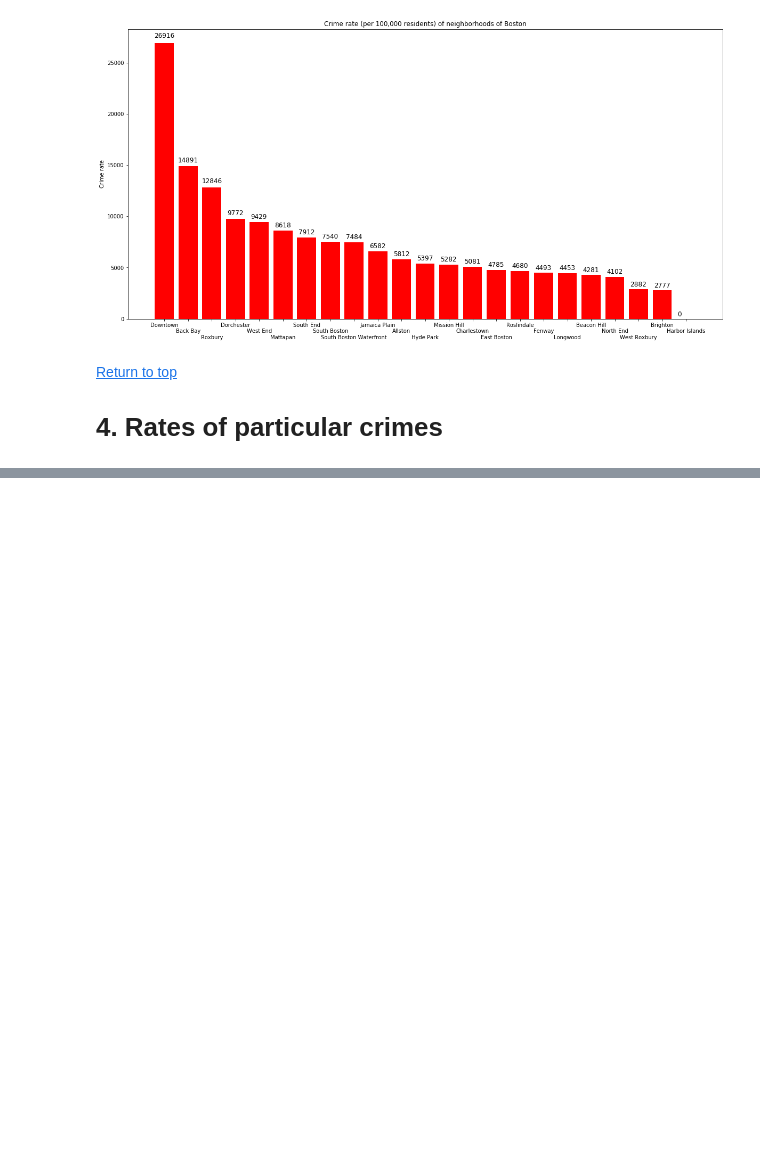
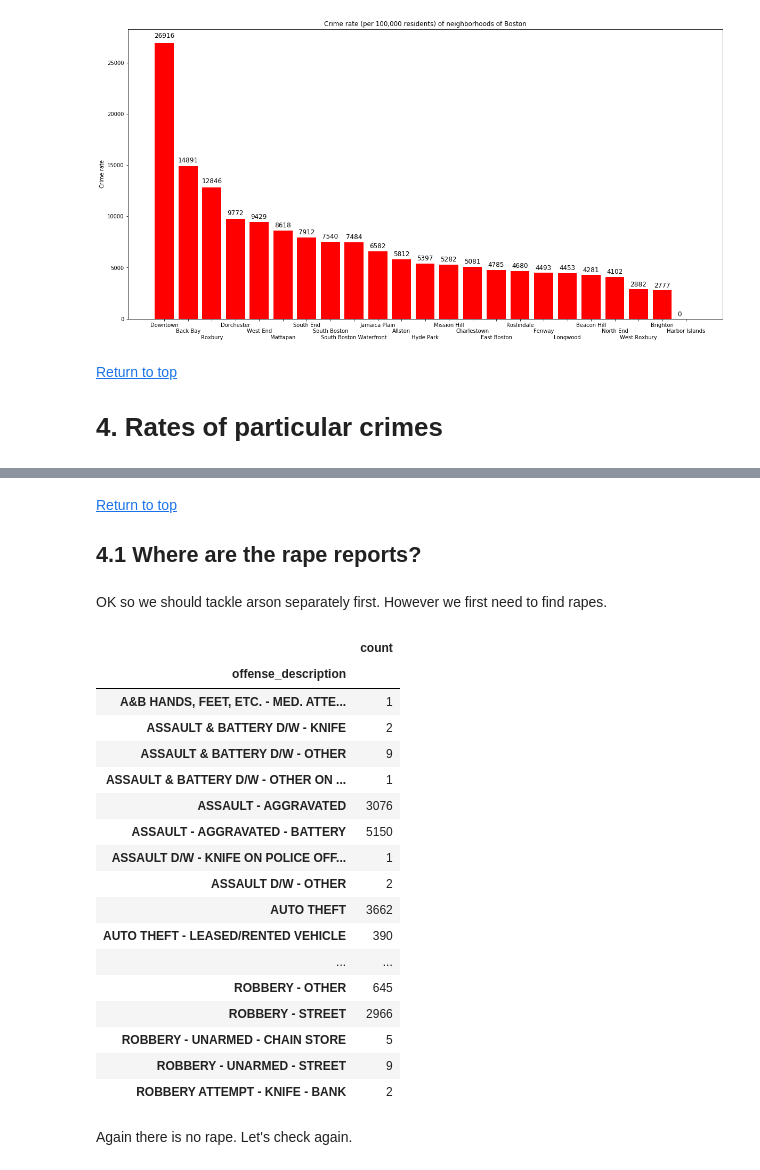
Before and after one commit to iajoiner/boston-crime, a Jupyter notebook: Boston Crime.ipynb, the cells around one changed output, grey strips where cells are left out. Saved outputs shown, nothing was run; the diff lists cells and outputs as text; code cells hidden in the pictures; blank space fills up the shorter version.

```diff
--- a/Boston Crime.ipynb
+++ b/Boston Crime.ipynb
@@ -1073,0 +1175,31 @@ Now let's focus on the actual categories UCR use. We will focus on violent crime
+# %% [markdown]
+<a id = '4.1'></a>
+[Return to top](#top)
+## 4.1 Where are the rape reports?
+# %% [markdown]
+OK so we should tackle arson separately first. However we first need to find rapes.
+# %%
+df_1d = df_p1.groupby('offense_description').size().reset_index(name = 'count').set_index('offense_description')
+# %%
+df_1d
+# %% [output]
+|  | count |
+| offense_description |  |
+| A&B HANDS, FEET, ETC. - MED. ATTE... | 1 |
+| ASSAULT & BATTERY D/W - KNIFE | 2 |
+| ASSAULT & BATTERY D/W - OTHER | 9 |
+| ASSAULT & BATTERY D/W - OTHER ON ... | 1 |
+| ASSAULT - AGGRAVATED | 3076 |
+| ASSAULT - AGGRAVATED - BATTERY | 5150 |
+| ASSAULT D/W - KNIFE ON POLICE OFF... | 1 |
+| ASSAULT D/W - OTHER | 2 |
+| AUTO THEFT | 3662 |
+| AUTO THEFT - LEASED/RENTED VEHICLE | 390 |
+| ... | ... |
+| ROBBERY - OTHER | 645 |
+| ROBBERY - STREET | 2966 |
+| ROBBERY - UNARMED - CHAIN STORE | 5 |
+| ROBBERY - UNARMED - STREET | 9 |
+| ROBBERY ATTEMPT - KNIFE - BANK | 2 |
+# %% [markdown]
+Again there is no rape. Let's check again.
```
Also changed, not shown: parts of 44 cells of this notebook.
